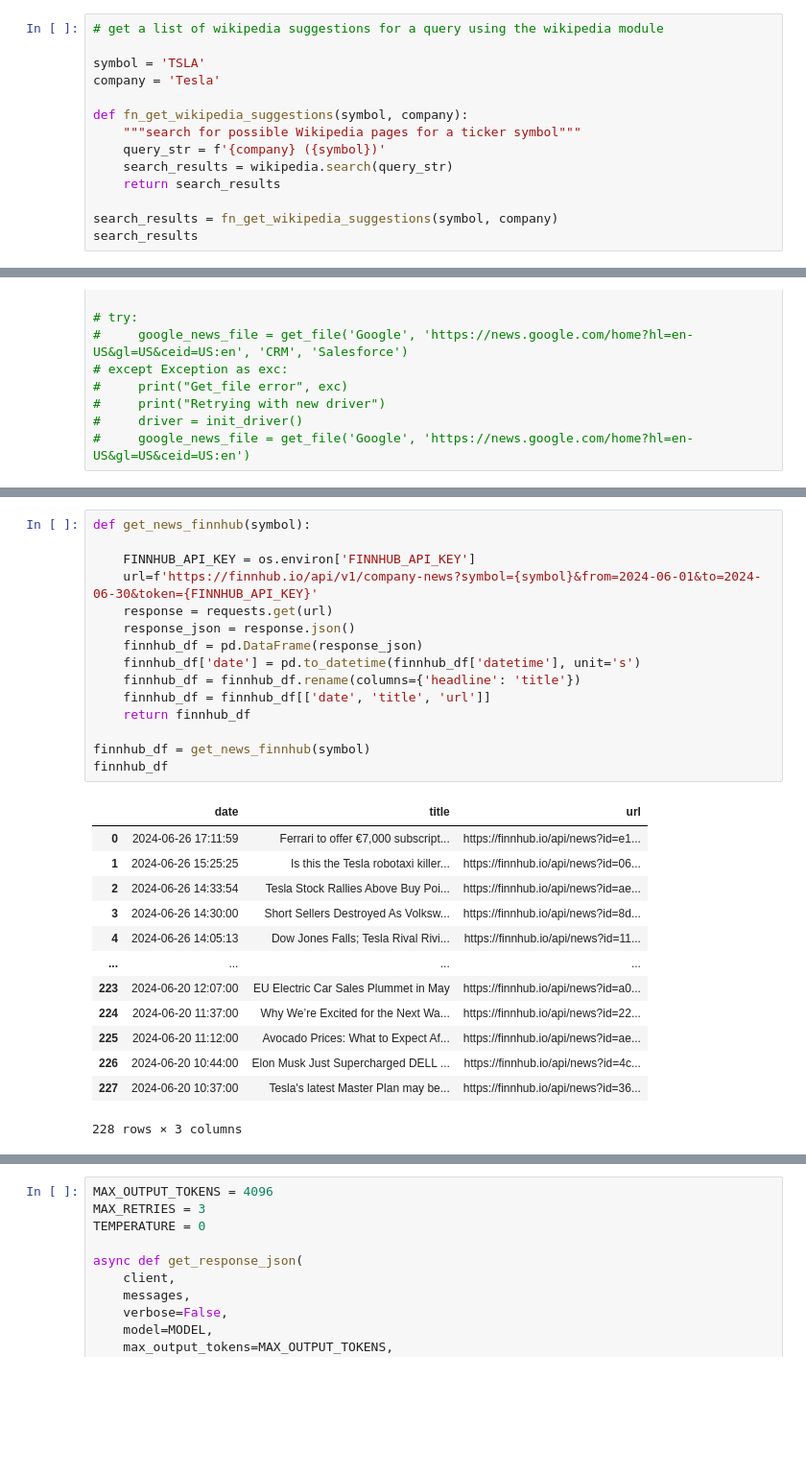
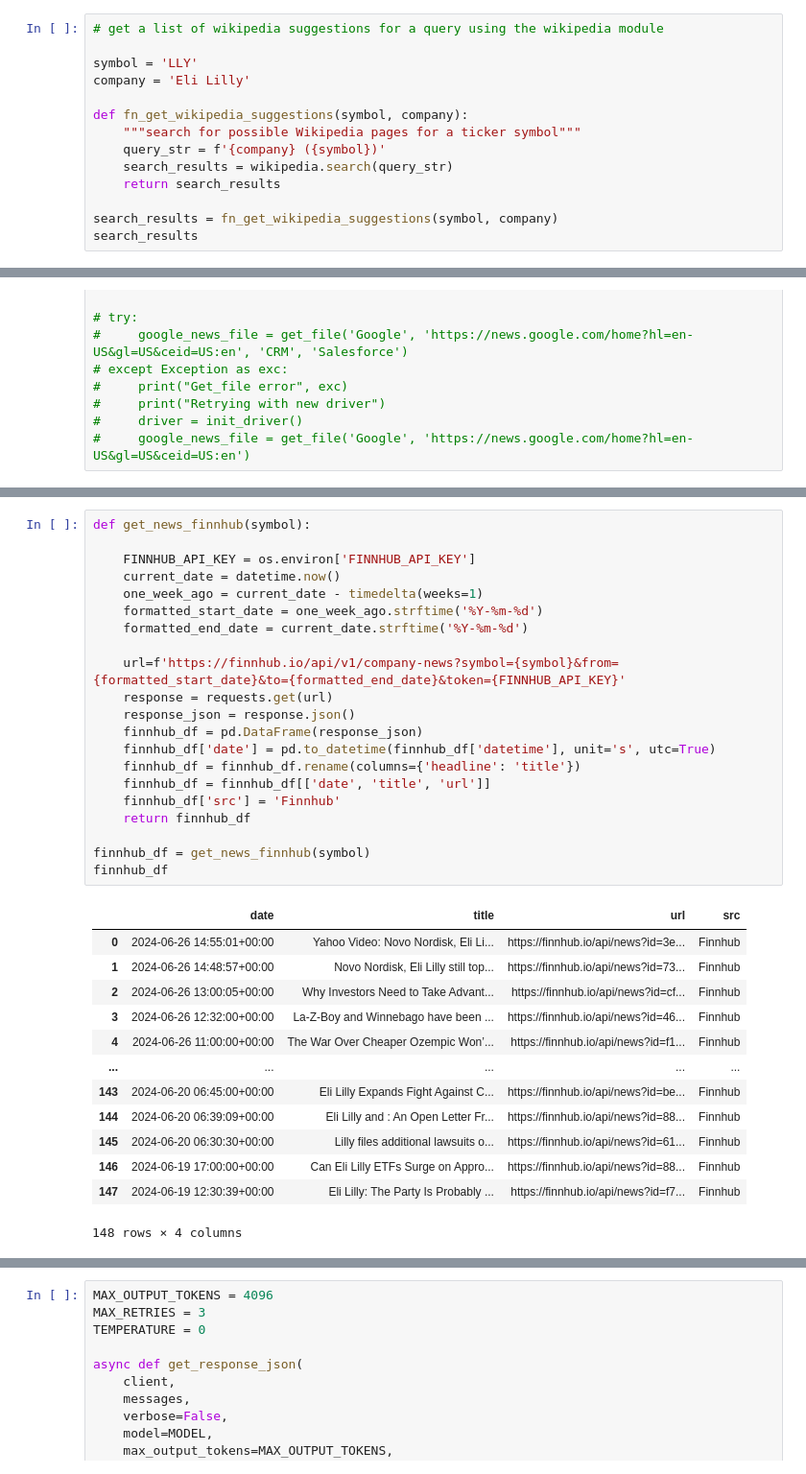
Before and after one commit to druce/langgraph, a Jupyter notebook: 2_langgraph_agent.ipynb, the cells around one changed output, grey strips where cells are left out. Shown at 96% size. Cells and saved outputs as stored; diff of their text form; blank space fills up the shorter version.

```diff
--- a/2_langgraph_agent.ipynb
+++ b/2_langgraph_agent.ipynb
@@ -376,8 +270,8 @@ delete_files(DOWNLOAD_DIR)
 # %%
 # get a list of wikipedia suggestions for a query using the wikipedia module
 
-symbol = 'TSLA'
-company = 'Tesla'
+symbol = 'LLY'
+company = 'Eli Lilly'
 
 def fn_get_wikipedia_suggestions(symbol, company):
     """search for possible Wikipedia pages for a ticker symbol"""
@@ -1883,31 +1366,37 @@ newsfilter_df
 # %%
 def get_news_finnhub(symbol):
 
     FINNHUB_API_KEY = os.environ['FINNHUB_API_KEY']
-    url=f'https://finnhub.io/api/v1/company-news?symbol={symbol}&from=2024-06-01&to=2024-06-30&token={FINNHUB_API_KEY}'
+    current_date = datetime.now()
+    one_week_ago = current_date - timedelta(weeks=1)
+    formatted_start_date = one_week_ago.strftime('%Y-%m-%d')
+    formatted_end_date = current_date.strftime('%Y-%m-%d')
+
+    url=f'https://finnhub.io/api/v1/company-news?symbol={symbol}&from={formatted_start_date}&to={formatted_end_date}&token={FINNHUB_API_KEY}'
     response = requests.get(url)
     response_json = response.json()
     finnhub_df = pd.DataFrame(response_json)
-    finnhub_df['date'] = pd.to_datetime(finnhub_df['datetime'], unit='s')
+    finnhub_df['date'] = pd.to_datetime(finnhub_df['datetime'], unit='s', utc=True)
     finnhub_df = finnhub_df.rename(columns={'headline': 'title'})
     finnhub_df = finnhub_df[['date', 'title', 'url']]
+    finnhub_df['src'] = 'Finnhub'
     return finnhub_df
 
 finnhub_df = get_news_finnhub(symbol)
 finnhub_df
 # %% [output]
-|  | date | title | url |
-| 0 | 2024-06-26 17:11:59 | Ferrari to offer €7,000 subscript... | https://finnhub.io/api/news?id=e1... |
-| 1 | 2024-06-26 15:25:25 | Is this the Tesla robotaxi killer... | https://finnhub.io/api/news?id=06... |
-| 2 | 2024-06-26 14:33:54 | Tesla Stock Rallies Above Buy Poi... | https://finnhub.io/api/news?id=ae... |
-| 3 | 2024-06-26 14:30:00 | Short Sellers Destroyed As Volksw... | https://finnhub.io/api/news?id=8d... |
-| 4 | 2024-06-26 14:05:13 | Dow Jones Falls; Tesla Rival Rivi... | https://finnhub.io/api/news?id=11... |
-| ... | ... | ... | ... |
-| 223 | 2024-06-20 12:07:00 | EU Electric Car Sales Plummet in May | https://finnhub.io/api/news?id=a0... |
-| 224 | 2024-06-20 11:37:00 | Why We’re Excited for the Next Wa... | https://finnhub.io/api/news?id=22... |
-| 225 | 2024-06-20 11:12:00 | Avocado Prices: What to Expect Af... | https://finnhub.io/api/news?id=ae... |
-| 226 | 2024-06-20 10:44:00 | Elon Musk Just Supercharged DELL ... | https://finnhub.io/api/news?id=4c... |
-| 227 | 2024-06-20 10:37:00 | Tesla's latest Master Plan may be... | https://finnhub.io/api/news?id=36... |
+|  | date | title | url | src |
+| 0 | 2024-06-26 14:55:01+00:00 | Yahoo Video: Novo Nordisk, Eli Li... | https://finnhub.io/api/news?id=3e... | Finnhub |
+| 1 | 2024-06-26 14:48:57+00:00 | Novo Nordisk, Eli Lilly still top... | https://finnhub.io/api/news?id=73... | Finnhub |
+| 2 | 2024-06-26 13:00:05+00:00 | Why Investors Need to Take Advant... | https://finnhub.io/api/news?id=cf... | Finnhub |
+| 3 | 2024-06-26 12:32:00+00:00 | La-Z-Boy and Winnebago have been ... | https://finnhub.io/api/news?id=46... | Finnhub |
+| 4 | 2024-06-26 11:00:00+00:00 | The War Over Cheaper Ozempic Won’... | https://finnhub.io/api/news?id=f1... | Finnhub |
+| ... | ... | ... | ... | ... |
+| 143 | 2024-06-20 06:45:00+00:00 | Eli Lilly Expands Fight Against C... | https://finnhub.io/api/news?id=be... | Finnhub |
+| 144 | 2024-06-20 06:39:09+00:00 | Eli Lilly and : An Open Letter Fr... | https://finnhub.io/api/news?id=88... | Finnhub |
+| 145 | 2024-06-20 06:30:30+00:00 | Lilly files additional lawsuits o... | https://finnhub.io/api/news?id=61... | Finnhub |
+| 146 | 2024-06-19 17:00:00+00:00 | Can Eli Lilly ETFs Surge on Appro... | https://finnhub.io/api/news?id=88... | Finnhub |
+| 147 | 2024-06-19 12:30:39+00:00 | Eli Lilly: The Party Is Probably ... | https://finnhub.io/api/news?id=f7... | Finnhub |
-228 rows × 3 columns
+148 rows × 4 columns
 # %%
 def get_news_df(symbol, company):
```
Also changed, not shown: parts of 68 cells of this notebook.
